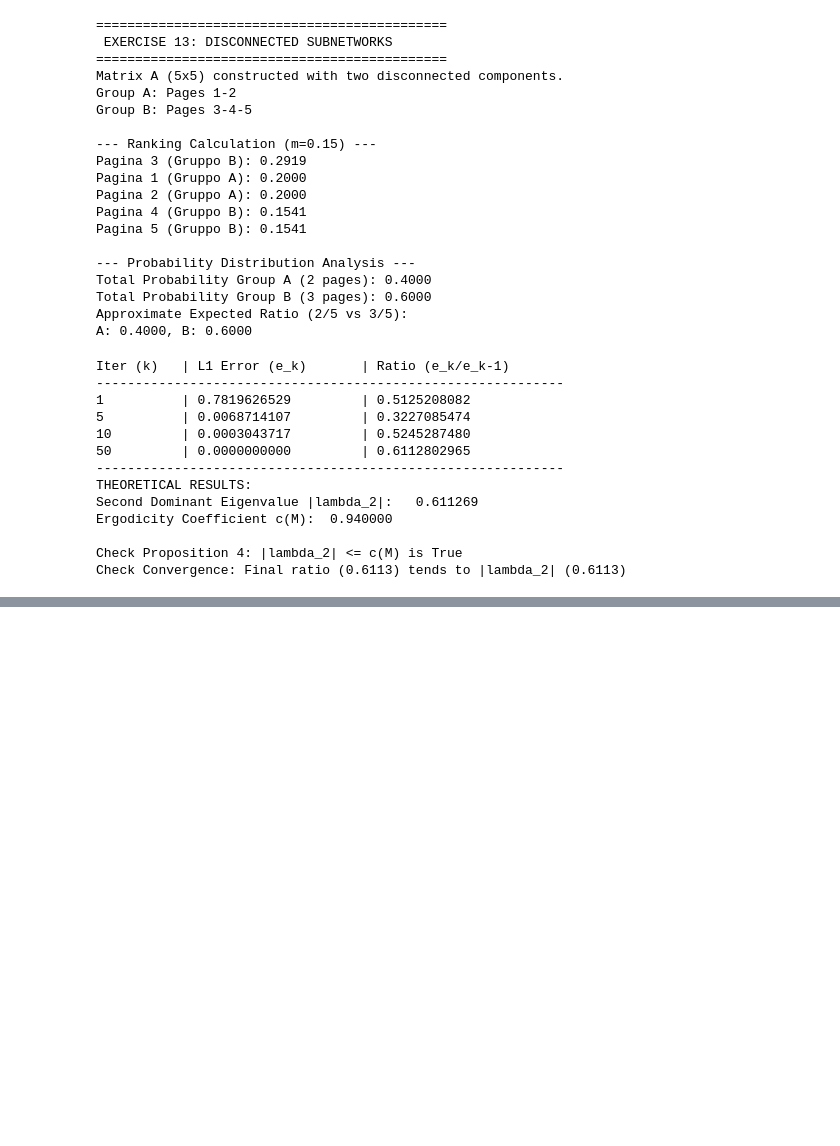
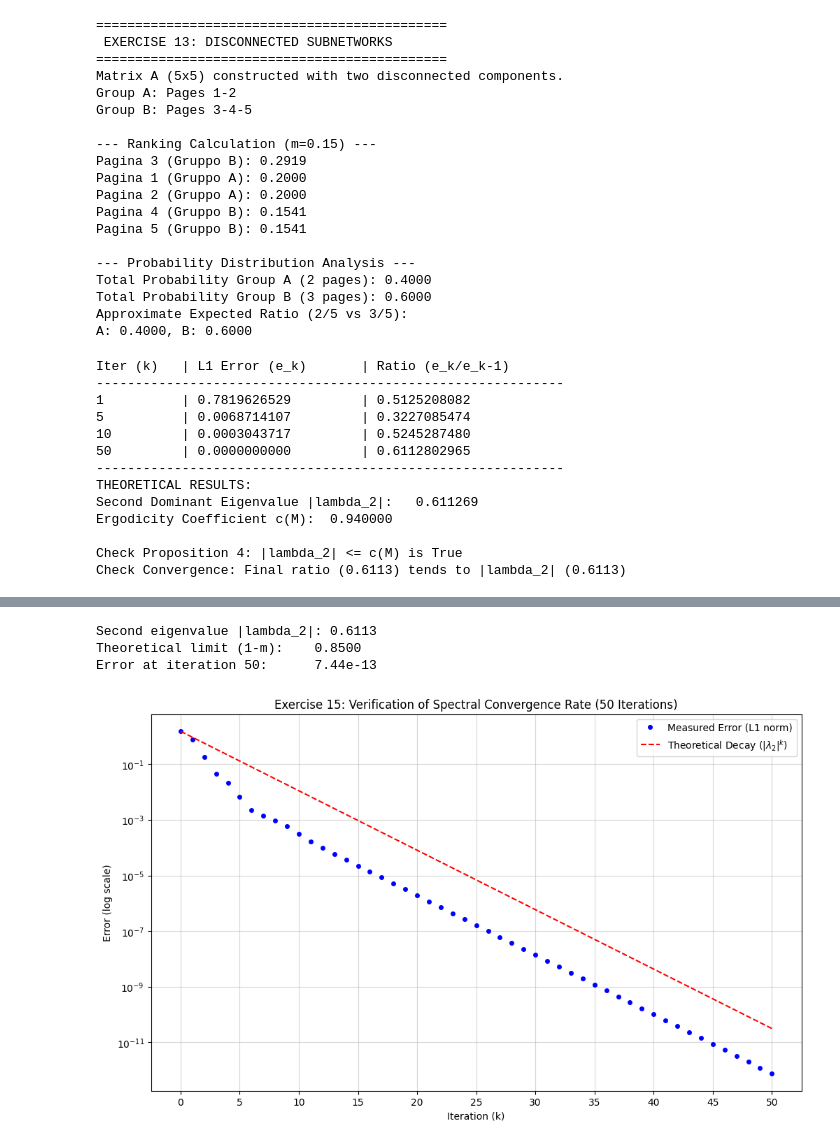
Before and after one commit to RikyPoz/PageRank, a Jupyter notebook: PageRank/exercises.ipynb, the cells around one changed output, grey strips where cells are left out. Cells and saved outputs as stored; diff of their text form; code cells hidden in the pictures; blank space fills up the shorter version.

```diff
--- a/PageRank/exercises.ipynb
+++ b/PageRank/exercises.ipynb
@@ -464,0 +401,74 @@ Theoretical limit (1-m): 0.8500
+# %%
+import numpy as np
+import matplotlib.pyplot as plt
+from matplotlib.ticker import MaxNLocator
+
+# 1. SETUP
+A = np.array([
+    [0.0, 0.0, 0.5, 0.5, 0.0],
+    [1/3, 0.0, 0.0, 0.0, 0.0],
+    [1/3, 0.5, 0.0, 0.5, 1.0],
+    [1/3, 0.5, 0.0, 0.0, 0.0],
+    [0.0, 0.0, 0.5, 0.0, 0.0]
+])
+m = 0.15
+N = 5
+M = (1 - m) * A + m * np.full((N, N), 1/N)
+
+# 2. CALCULATION OF EIGENVALUES AND STATIONARY STATE
+eigenvalues, eigenvectors = np.linalg.eig(M)
+
+# Sort eigenvalues by magnitude
+abs_ev = np.sort(np.abs(eigenvalues))[::-1]
+lambda_1 = abs_ev[0] # Should be 1.0
+lambda_2 = abs_ev[1] # The second eigenvalue
+
+# q is the eigenvector corresponding to lambda_1
+idx_q = np.argmin(np.abs(eigenvalues - 1.0))
+q = np.real(eigenvectors[:, idx_q])
+q = (q / np.sum(q)).reshape(-1, 1)
+
+# 3. POWER METHOD SIMULATION AND ERROR COLLECTION (Up to 50 iterations)
+x = np.array([[1.0], [0.0], [0.0], [0.0], [0.0]])
+errors = []
+theoretical_decay = []
+
+# Range esteso a 51 per includere l'iterazione 50
+steps = range(51)
+initial_error = np.sum(np.abs(x - q))
+
+for k in steps:
+    curr_error = np.sum(np.abs(x - q))
+    errors.append(curr_error)
+
+    # Theoretical formula: e_k = e_0 * (lambda_2^k)
+    theoretical_decay.append(initial_error * (lambda_2**k))
+
+    x = M @ x
+
+# 4. PLOT OF RESULTS
+plt.figure(figsize=(12, 7))
+plt.semilogy(steps, errors, 'ob', markersize=4, label='Measured Error (L1 norm)')
+plt.semilogy(steps, theoretical_decay, 'r--', label=f'Theoretical Decay ($|\lambda_2|^k$)')
+
+# --- CORREZIONE ASSE X ---
+# Forza l'asse X a mostrare solo interi, con un intervallo di 5
+plt.gca().xaxis.set_major_locator(MaxNLocator(integer=True))
+plt.xticks(np.arange(0, 51, 5))
+
+plt.title('Exercise 15: Verification of Spectral Convergence Rate (50 Iterations)')
+plt.xlabel('Iteration (k)')
+plt.ylabel('Error (log scale)')
+plt.grid(True, which="both", ls="-", alpha=0.5)
+plt.legend()
+
+print(f"Second eigenvalue |lambda_2|: {lambda_2:.4f}")
+print(f"Theoretical limit (1-m):    {1-m:.4f}")
+print(f"Error at iteration 50:      {errors[-1]:.2e}")
+
+plt.show()
+# %% [output]
+Second eigenvalue |lambda_2|: 0.6113
+Theoretical limit (1-m):    0.8500
+Error at iteration 50:      7.44e-13
+[figure, added]
```
Also changed, not shown: parts of 1 cell of this notebook, 1 other file.
